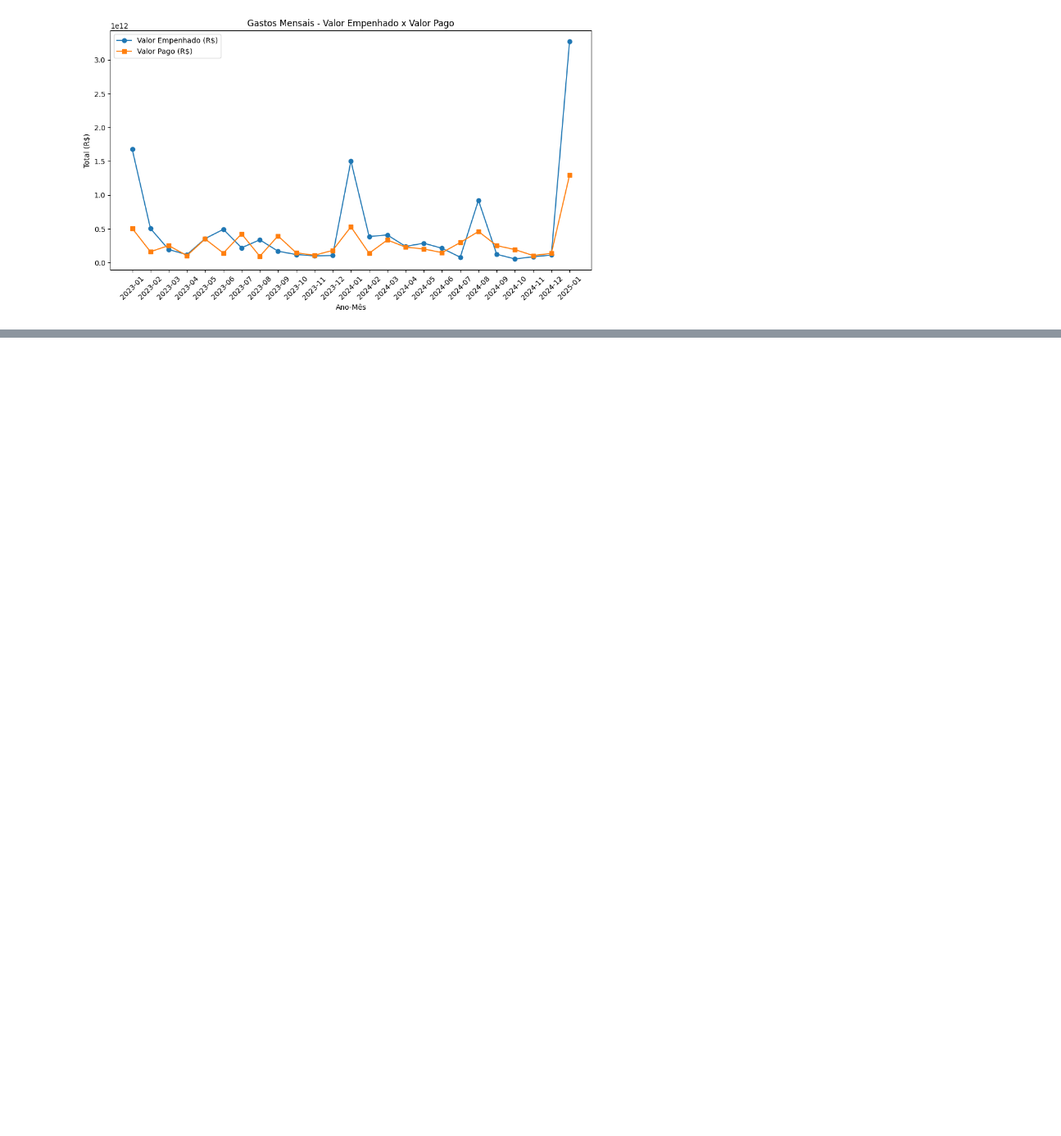
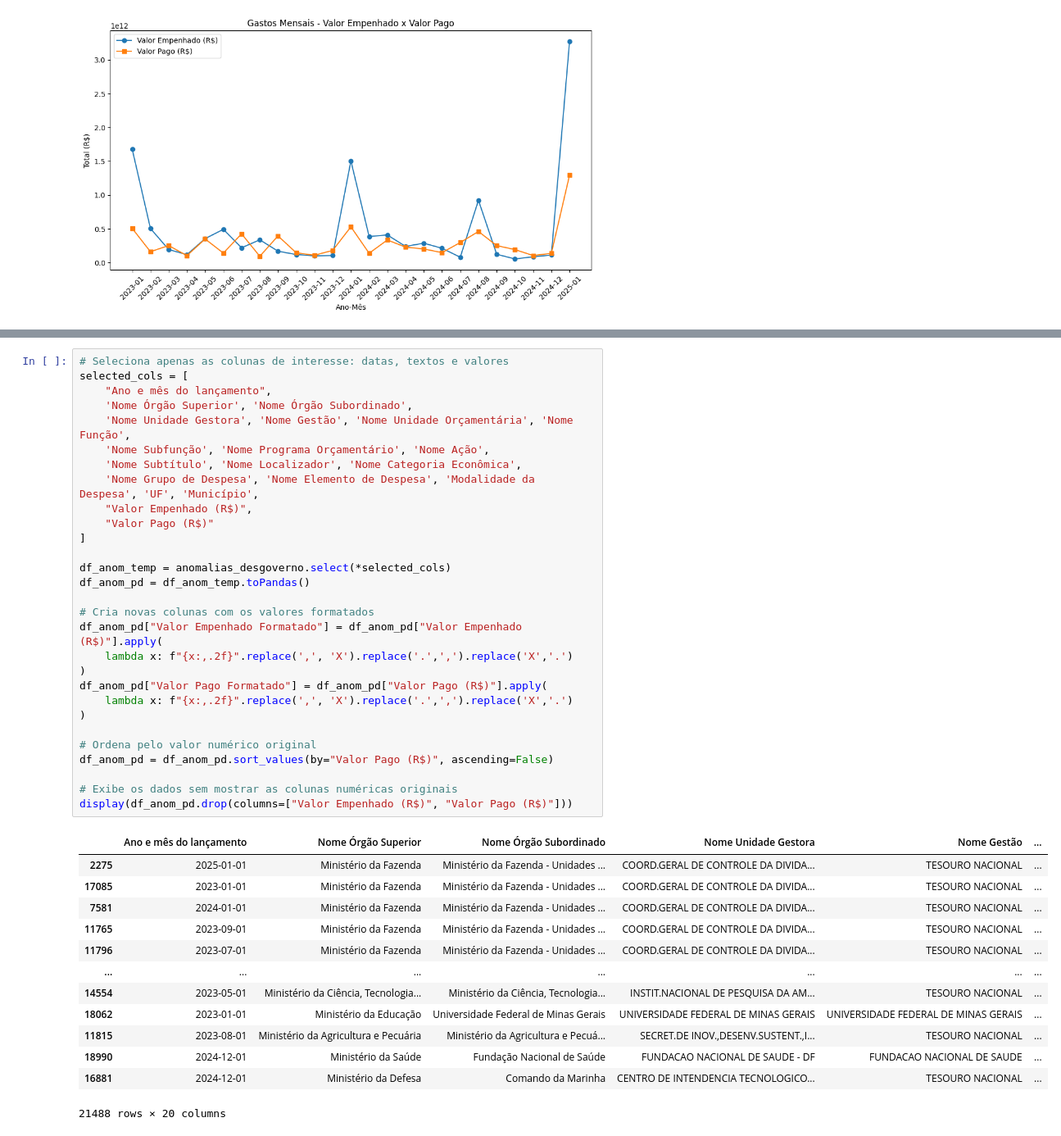
Before and after one commit to jonathamacionilo/GastosDesgov2023ateJan2025, a Jupyter notebook: AnaliseDespesasBrasil.ipynb, the cells around one changed output, grey strips where cells are left out. Shown at 82% size. Drawn from its saved outputs; the diff is of its cells as text; blank space fills up the shorter version.

```diff
--- a/AnaliseDespesasBrasil.ipynb
+++ b/AnaliseDespesasBrasil.ipynb
@@ -655,0 +699,43 @@ KeyboardInterrupt:
+# %%
+# Seleciona apenas as colunas de interesse: datas, textos e valores
+selected_cols = [
+    "Ano e mês do lançamento",
+    'Nome Órgão Superior', 'Nome Órgão Subordinado',
+    'Nome Unidade Gestora', 'Nome Gestão', 'Nome Unidade Orçamentária', 'Nome Função',
+    'Nome Subfunção', 'Nome Programa Orçamentário', 'Nome Ação',
+    'Nome Subtítulo', 'Nome Localizador', 'Nome Categoria Econômica',
+    'Nome Grupo de Despesa', 'Nome Elemento de Despesa', 'Modalidade da Despesa', 'UF', 'Município',
+    "Valor Empenhado (R$)",
+    "Valor Pago (R$)"
+]
+
+df_anom_temp = anomalias_desgoverno.select(*selected_cols)
+df_anom_pd = df_anom_temp.toPandas()
+
+# Cria novas colunas com os valores formatados
+df_anom_pd["Valor Empenhado Formatado"] = df_anom_pd["Valor Empenhado (R$)"].apply(
+    lambda x: f"{x:,.2f}".replace(',', 'X').replace('.',',').replace('X','.')
+)
+df_anom_pd["Valor Pago Formatado"] = df_anom_pd["Valor Pago (R$)"].apply(
+    lambda x: f"{x:,.2f}".replace(',', 'X').replace('.',',').replace('X','.')
+)
+
+# Ordena pelo valor numérico original
+df_anom_pd = df_anom_pd.sort_values(by="Valor Pago (R$)", ascending=False)
+
+# Exibe os dados sem mostrar as colunas numéricas originais
+display(df_anom_pd.drop(columns=["Valor Empenhado (R$)", "Valor Pago (R$)"]))
+# %% [output]
+|  | Ano e mês do lançamento | Nome Órgão Superior | Nome Órgão Subordinado | Nome Unidade Gestora | Nome Gestão | ... |
+| 2275 | 2025-01-01 | Ministério da Fazenda | Ministério da Fazenda - Unidades ... | COORD.GERAL DE CONTROLE DA DIVIDA... | TESOURO NACIONAL | ... |
+| 17085 | 2023-01-01 | Ministério da Fazenda | Ministério da Fazenda - Unidades ... | COORD.GERAL DE CONTROLE DA DIVIDA... | TESOURO NACIONAL | ... |
+| 7581 | 2024-01-01 | Ministério da Fazenda | Ministério da Fazenda - Unidades ... | COORD.GERAL DE CONTROLE DA DIVIDA... | TESOURO NACIONAL | ... |
+| 11765 | 2023-09-01 | Ministério da Fazenda | Ministério da Fazenda - Unidades ... | COORD.GERAL DE CONTROLE DA DIVIDA... | TESOURO NACIONAL | ... |
+| 11796 | 2023-07-01 | Ministério da Fazenda | Ministério da Fazenda - Unidades ... | COORD.GERAL DE CONTROLE DA DIVIDA... | TESOURO NACIONAL | ... |
+| ... | ... | ... | ... | ... | ... | ... |
+| 14554 | 2023-05-01 | Ministério da Ciência, Tecnologia... | Ministério da Ciência, Tecnologia... | INSTIT.NACIONAL DE PESQUISA DA AM... | TESOURO NACIONAL | ... |
+| 18062 | 2023-01-01 | Ministério da Educação | Universidade Federal de Minas Gerais | UNIVERSIDADE FEDERAL DE MINAS GERAIS | UNIVERSIDADE FEDERAL DE MINAS GERAIS | ... |
+| 11815 | 2023-08-01 | Ministério da Agricultura e Pecuária | Ministério da Agricultura e Pecuá... | SECRET.DE INOV.,DESENV.SUSTENT.,I... | TESOURO NACIONAL | ... |
+| 18990 | 2024-12-01 | Ministério da Saúde | Fundação Nacional de Saúde | FUNDACAO NACIONAL DE SAUDE - DF | FUNDACAO NACIONAL DE SAUDE | ... |
+| 16881 | 2024-12-01 | Ministério da Defesa | Comando da Marinha | CENTRO DE INTENDENCIA TECNOLOGICO... | TESOURO NACIONAL | ... |
+21488 rows × 20 columns
```
Also changed, not shown: parts of 9 cells of this notebook, 24 other files.
